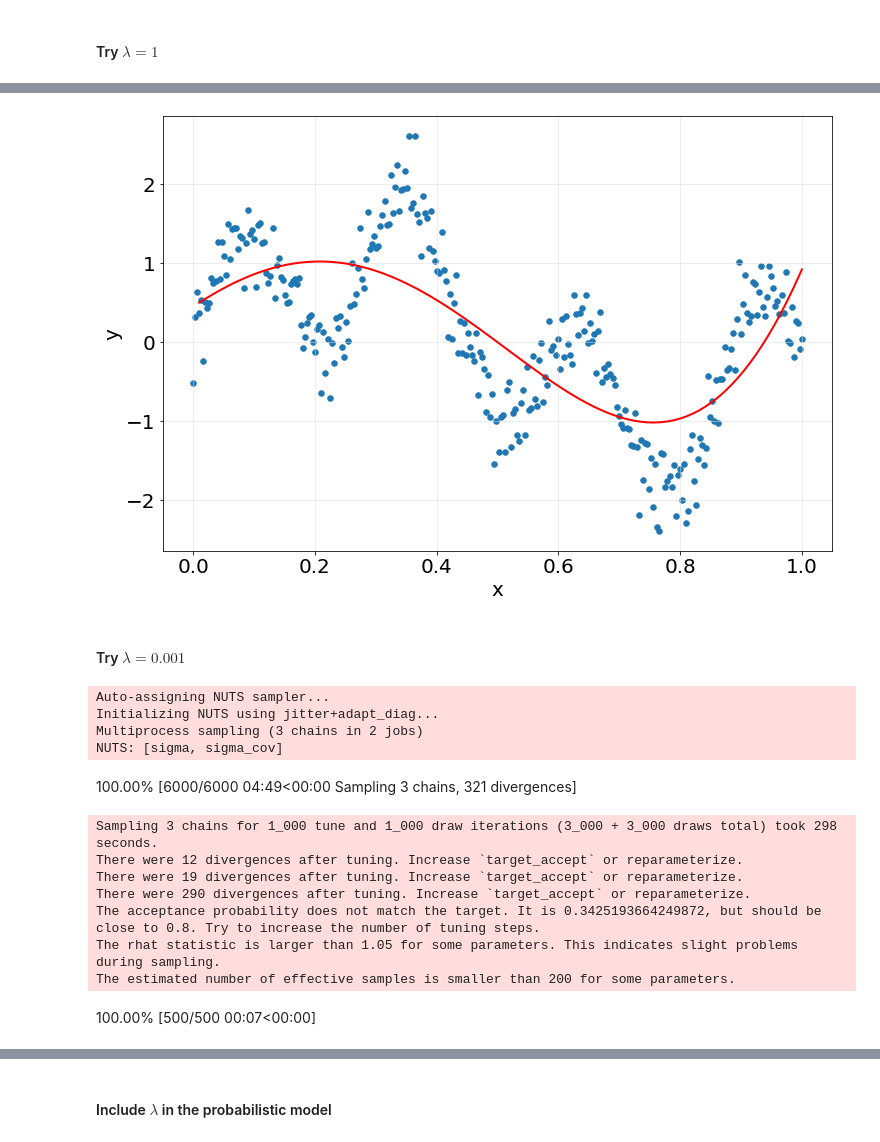
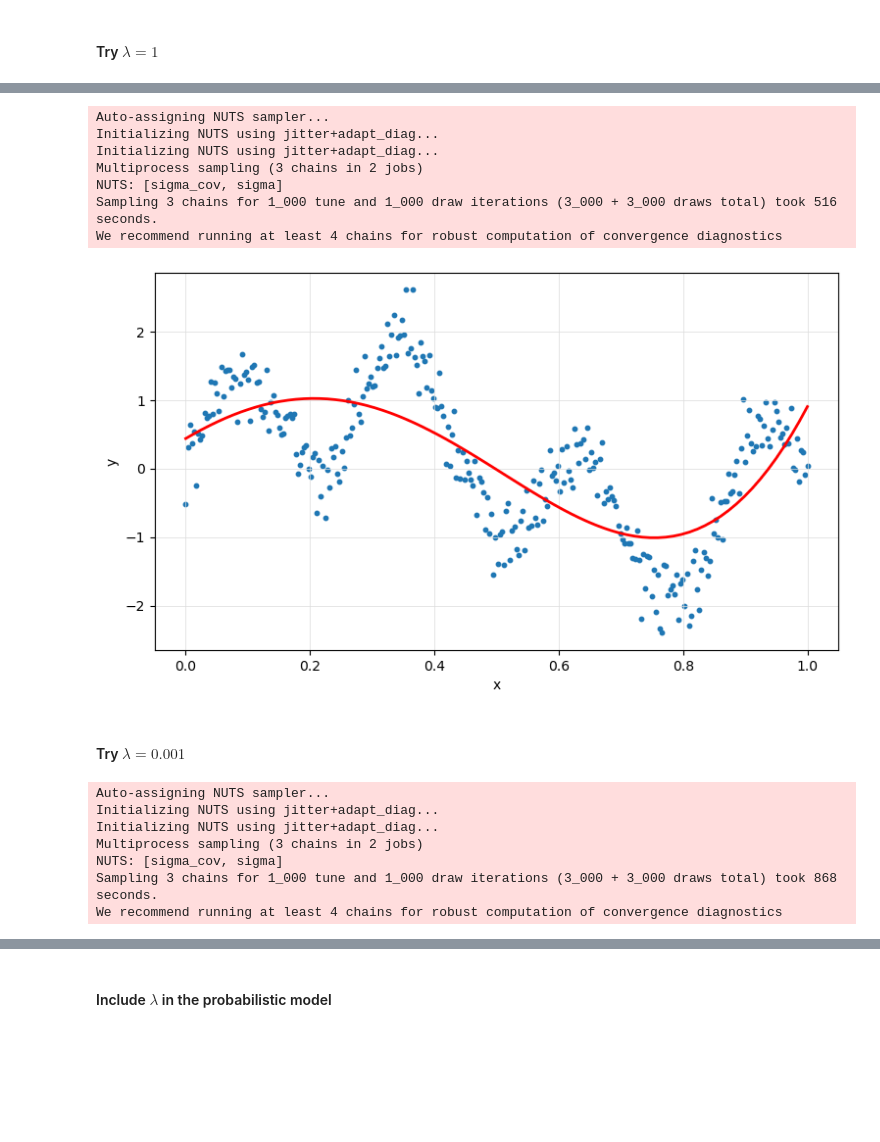
Before and after one commit to JorisDeRidder/DataAnalysisInPhysicsAndAstronomy, a Jupyter notebook: Notebooks/ExampleNotebook9_GaussianProcesses.ipynb, the cells around one changed output, grey strips where cells are left out. Saved outputs shown, nothing was run; the diff lists cells and outputs as text; code cells hidden in the pictures; blank space fills up the shorter version.

```diff
--- a/Notebooks/ExampleNotebook9_GaussianProcesses.ipynb
+++ b/Notebooks/ExampleNotebook9_GaussianProcesses.ipynb
@@ -70,8 +68,8 @@ with pm.Model() as myModel:
     covarianceFunction = gp.cov.ExpQuad(dim, ls=lam)
     myGP = gp.Marginal(cov_func = covarianceFunction)
     sigma = pm.HalfCauchy('sigma', 1)
-    likelihood = myGP.marginal_likelihood('y', X=X, y=y, noise=sigma)
-    trace = pm.sample(chains=4, cores=2, return_inferencedata=True)
+    likelihood = myGP.marginal_likelihood('y', X=X, y=y, sigma=sigma)
+    idata = pm.sample(1000, chains=4, cores=2, return_inferencedata=True)                  # inference data object
 # %% [output]
 Auto-assigning NUTS sampler...
 Initializing NUTS using jitter+adapt_diag...
@@ -121,0 +113,5 @@ with myModel:
+# %%
+with myModel:
+    f = myGP.conditional('f', Xnew)
+    thinned = idata.sel(draw=slice(None, None, 40))                                                      # Only for every 40th point. To speed up, and to make the plot more clear.
+    idata.extend(pm.sample_posterior_predictive(thinned, var_names=['f']))
@@ -156,10 +159,11 @@ plt.show()
 # %% [markdown]
 #### Put the GP fitting into a function
 # %%
-def fitGP(x,y,lamda):
+def fitGP(x, y, lamda, xnew):
 
     dim = 1                                      # This is a 1-dimensional problem
     X = x.reshape((len(x),1))                    # marginal_likelihood expects a column vector, not a row vector
+    Xnew = xnew.reshape((len(xnew),1))
 
     # Fit the GP model
 
@@ -168,15 +172,16 @@ def fitGP(x,y,lamda):
         covarianceFunction = gp.cov.Constant(sigmaCovFunction) * gp.cov.ExpQuad(dim, ls=lamda)
         myGP = gp.Marginal(cov_func = covarianceFunction)
         sigmaNoise = pm.HalfCauchy('sigma', 1)
-        likelihood = myGP.marginal_likelihood('y', X=X, y=y, noise=sigmaNoise)
-        trace = pm.sample(chains=3, cores=2, return_inferencedata=True)
+        likelihood = myGP.marginal_likelihood('y', X=X, y=y, sigma=sigmaNoise)
+        idata = pm.sample(chains=3, cores=2, return_inferencedata=True)
 
     # Estimate the posterior predictive distribution
 
     with myModel:
         f = myGP.conditional('f', Xnew)
-        posteriorPredictive = pm.sample_posterior_predictive(trace, var_names=['f'], samples=500)
+        thinned = idata.sel(draw=slice(None, None, 40))                                                      # Only for every 40th point. To speed up things.
+        idata.extend(pm.sample_posterior_predictive(thinned, var_names=['f']))
 
-    return myModel, trace, Xnew, posteriorPredictive['f']
+    return myModel, idata
 # %% [markdown]
 #### Try $\lambda = 1$
@@ -193,33 +188,38 @@ Sampling 3 chains for 1_000 tune and 1_000 draw iterations (3_000 + 3_000 draws
+# %%
+Xnew = np.linspace(0,1,80)
+model, idata = fitGP(x, y, 1.0, Xnew)
+# %% [output]
+Auto-assigning NUTS sampler...
+Initializing NUTS using jitter+adapt_diag...
+Initializing NUTS using jitter+adapt_diag...
+Multiprocess sampling (3 chains in 2 jobs)
+NUTS: [sigma_cov, sigma]
+Sampling 3 chains for 1_000 tune and 1_000 draw iterations (3_000 + 3_000 draws total) took 516 seconds.
+We recommend running at least 4 chains for robust computation of convergence diagnostics
 # %%
-fig, ax = plt.subplots(1,1, figsize=(12,8))
+fig, ax = plt.subplots(1,1, figsize=(9,5))
 
-meanPosterior = posteriorPredictive.mean(axis=0)
+meanPosterior = np.array(idata.posterior_predictive.f.mean(axis=(0,1)))                # Average over all samples and chains
 
 plt.plot(Xnew, meanPosterior, c='red', linewidth=2)
-ax.scatter(x,y,s=30,c="C0")
+ax.scatter(x,y,s=10,c="C0")
 
 ax.set_xlabel("x")
 ax.set_ylabel("y")
 ax.grid(True, color='gainsboro', linestyle='-', linewidth=0.5)
 plt.show()
 # %% [output]
-[figure, old version]
+[figure, new version]
 # %% [markdown]
 #### Try $\lambda = 0.001$
 # %%
-model, trace, Xnew, posteriorPredictive = fitGP(x,y,lamda=0.001)
+model, idata = fitGP(x, y, 0.001, Xnew)
 # %% [output]
 Auto-assigning NUTS sampler...
 Initializing NUTS using jitter+adapt_diag...
+Initializing NUTS using jitter+adapt_diag...
 Multiprocess sampling (3 chains in 2 jobs)
-NUTS: [sigma, sigma_cov]
+NUTS: [sigma_cov, sigma]
+Sampling 3 chains for 1_000 tune and 1_000 draw iterations (3_000 + 3_000 draws total) took 868 seconds.
+We recommend running at least 4 chains for robust computation of convergence diagnostics
-100.00% [6000/6000 04:49<00:00 Sampling 3 chains, 321 divergences]
-Sampling 3 chains for 1_000 tune and 1_000 draw iterations (3_000 + 3_000 draws total) took 298 seconds.
-There were 12 divergences after tuning. Increase `target_accept` or reparameterize.
-There were 19 divergences after tuning. Increase `target_accept` or reparameterize.
-There were 290 divergences after tuning. Increase `target_accept` or reparameterize.
-The acceptance probability does not match the target. It is 0.3425193664249872, but should be close to 0.8. Try to increase the number of tuning steps.
-The rhat statistic is larger than 1.05 for some parameters. This indicates slight problems during sampling.
-The estimated number of effective samples is smaller than 200 for some parameters.
-100.00% [500/500 00:07<00:00]
 # %%
```
Also changed, not shown: parts of 26 cells of this notebook, 3 other files.
